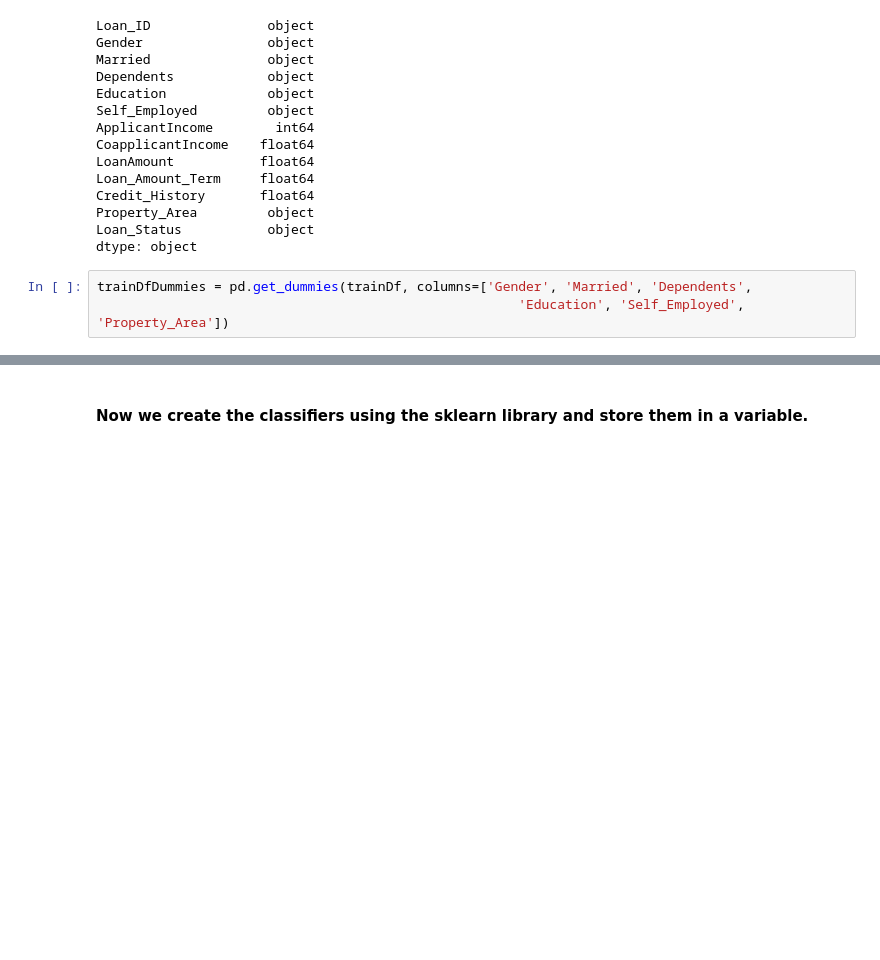
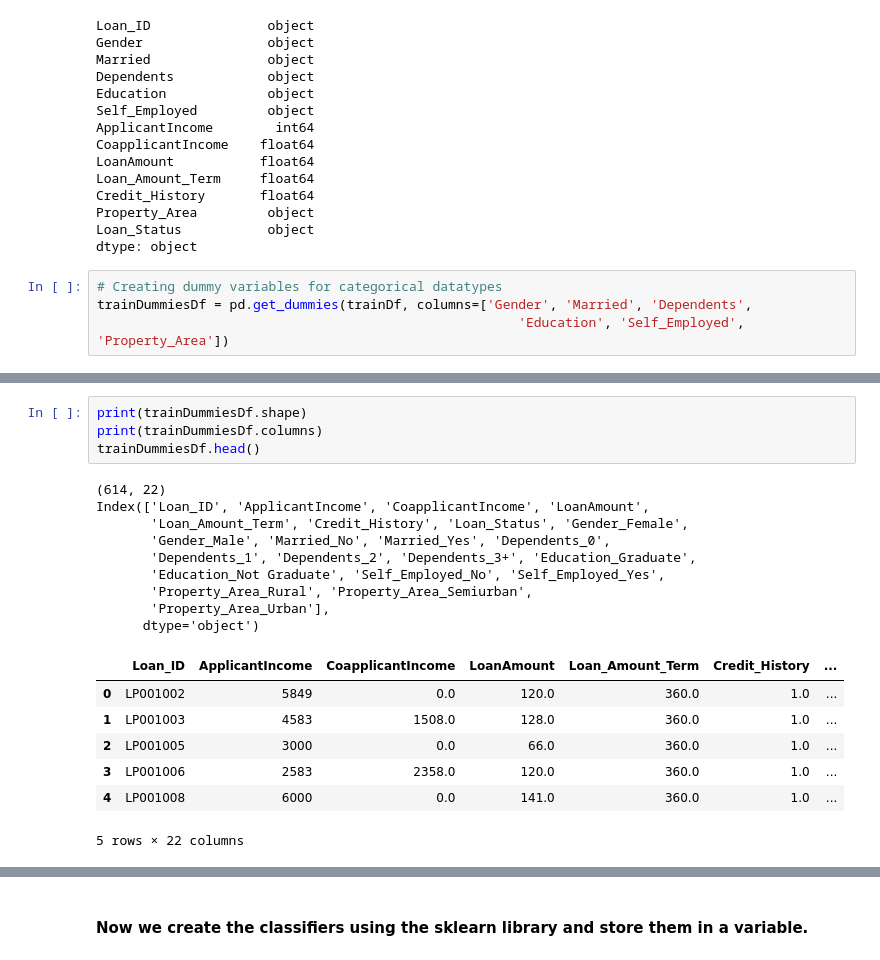
Before and after one commit to rzskhr/Data-Science-Projects, a Jupyter notebook: LoanPrediction/Training.ipynb, the cells around one changed output, grey strips where cells are left out. Saved outputs shown, nothing was run; the diff lists cells and outputs as text; blank space fills up the shorter version.

```diff
--- a/LoanPrediction/Training.ipynb
+++ b/LoanPrediction/Training.ipynb
@@ -54,5 +69,6 @@ Property_Area         object
 Loan_Status           object
 dtype: object
 # %%
-trainDfDummies = pd.get_dummies(trainDf, columns=['Gender', 'Married', 'Dependents',
+# Creating dummy variables for categorical datatypes
+trainDummiesDf = pd.get_dummies(trainDf, columns=['Gender', 'Married', 'Dependents',
                                                       'Education', 'Self_Employed', 'Property_Area'])
@@ -71,3 +75,24 @@ trainDfDummies.describe()
+# %%
+print(trainDummiesDf.shape)
+print(trainDummiesDf.columns)
+trainDummiesDf.head()
+# %% [output]
+(614, 22)
+Index(['Loan_ID', 'ApplicantIncome', 'CoapplicantIncome', 'LoanAmount',
+       'Loan_Amount_Term', 'Credit_History', 'Loan_Status', 'Gender_Female',
+       'Gender_Male', 'Married_No', 'Married_Yes', 'Dependents_0',
+       'Dependents_1', 'Dependents_2', 'Dependents_3+', 'Education_Graduate',
+       'Education_Not Graduate', 'Self_Employed_No', 'Self_Employed_Yes',
+       'Property_Area_Rural', 'Property_Area_Semiurban',
+       'Property_Area_Urban'],
+      dtype='object')
+|  | Loan_ID | ApplicantIncome | CoapplicantIncome | LoanAmount | Loan_Amount_Term | Credit_History | ... |
+| 0 | LP001002 | 5849 | 0.0 | 120.0 | 360.0 | 1.0 | ... |
+| 1 | LP001003 | 4583 | 1508.0 | 128.0 | 360.0 | 1.0 | ... |
+| 2 | LP001005 | 3000 | 0.0 | 66.0 | 360.0 | 1.0 | ... |
+| 3 | LP001006 | 2583 | 2358.0 | 120.0 | 360.0 | 1.0 | ... |
+| 4 | LP001008 | 6000 | 0.0 | 141.0 | 360.0 | 1.0 | ... |
+5 rows × 22 columns
 # %%
 # converting the label into proper binary labels
 lb = preprocessing.LabelBinarizer()
```
Also changed, not shown: parts of 24 cells of this notebook.
